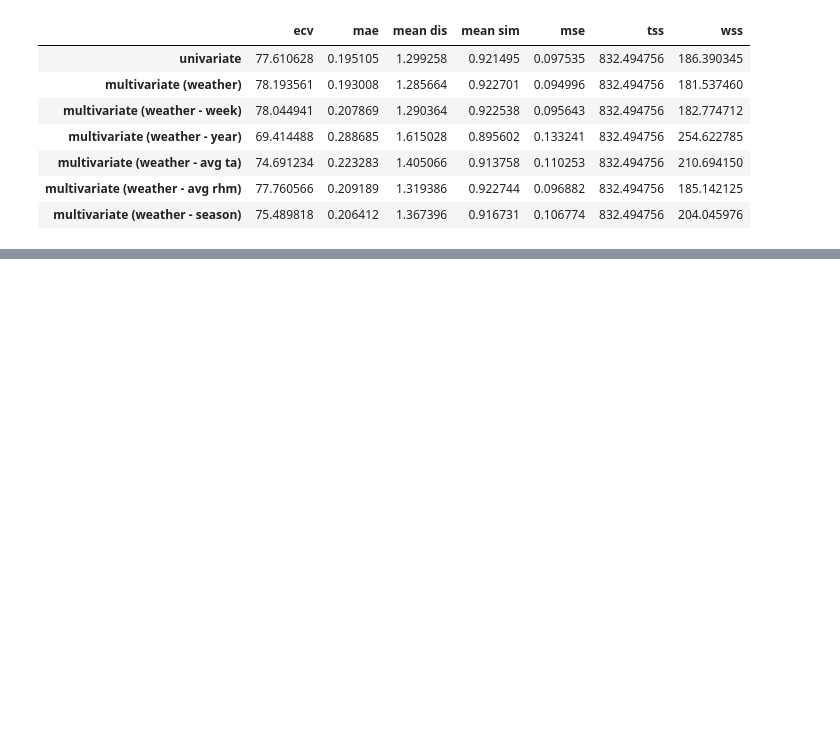
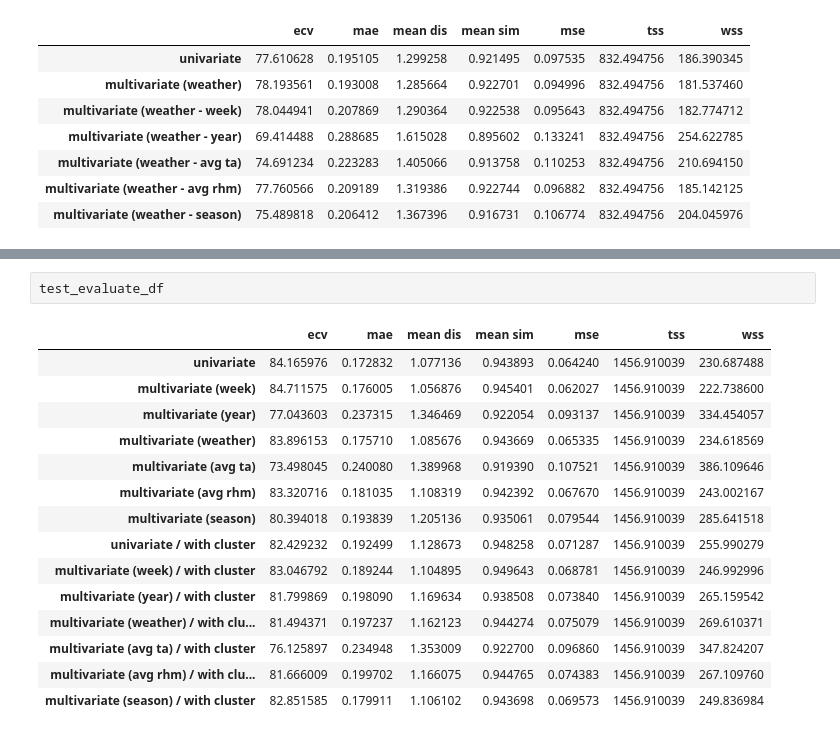
Before and after one commit to formegusto/demand-forecasting, a Jupyter notebook: Input Report.ipynb, the cells around one changed output, grey strips where cells are left out. Saved outputs shown, nothing was run; the diff lists cells and outputs as text; blank space fills up the shorter version.

```diff
--- a/Input Report.ipynb
+++ b/Input Report.ipynb
@@ -465,0 +644,18 @@ val_evaluate_df
+# %%
+test_evaluate_df
+# %% [output]
+|  | ecv | mae | mean dis | mean sim | mse | tss | wss |
+| univariate | 84.165976 | 0.172832 | 1.077136 | 0.943893 | 0.064240 | 1456.910039 | 230.687488 |
+| multivariate (week) | 84.711575 | 0.176005 | 1.056876 | 0.945401 | 0.062027 | 1456.910039 | 222.738600 |
+| multivariate (year) | 77.043603 | 0.237315 | 1.346469 | 0.922054 | 0.093137 | 1456.910039 | 334.454057 |
+| multivariate (weather) | 83.896153 | 0.175710 | 1.085676 | 0.943669 | 0.065335 | 1456.910039 | 234.618569 |
+| multivariate (avg ta) | 73.498045 | 0.240080 | 1.389968 | 0.919390 | 0.107521 | 1456.910039 | 386.109646 |
+| multivariate (avg rhm) | 83.320716 | 0.181035 | 1.108319 | 0.942392 | 0.067670 | 1456.910039 | 243.002167 |
+| multivariate (season) | 80.394018 | 0.193839 | 1.205136 | 0.935061 | 0.079544 | 1456.910039 | 285.641518 |
+| univariate / with cluster | 82.429232 | 0.192499 | 1.128673 | 0.948258 | 0.071287 | 1456.910039 | 255.990279 |
+| multivariate (week) / with cluster | 83.046792 | 0.189244 | 1.104895 | 0.949643 | 0.068781 | 1456.910039 | 246.992996 |
+| multivariate (year) / with cluster | 81.799869 | 0.198090 | 1.169634 | 0.938508 | 0.073840 | 1456.910039 | 265.159542 |
+| multivariate (weather) / with clu... | 81.494371 | 0.197237 | 1.162123 | 0.944274 | 0.075079 | 1456.910039 | 269.610371 |
+| multivariate (avg ta) / with cluster | 76.125897 | 0.234948 | 1.353009 | 0.922700 | 0.096860 | 1456.910039 | 347.824207 |
+| multivariate (avg rhm) / with clu... | 81.666009 | 0.199702 | 1.166075 | 0.944765 | 0.074383 | 1456.910039 | 267.109760 |
+| multivariate (season) / with cluster | 82.851585 | 0.179911 | 1.106102 | 0.943698 | 0.069573 | 1456.910039 | 249.836984 |
```
Also changed, not shown: parts of 14 cells of this notebook, 3 other files.
